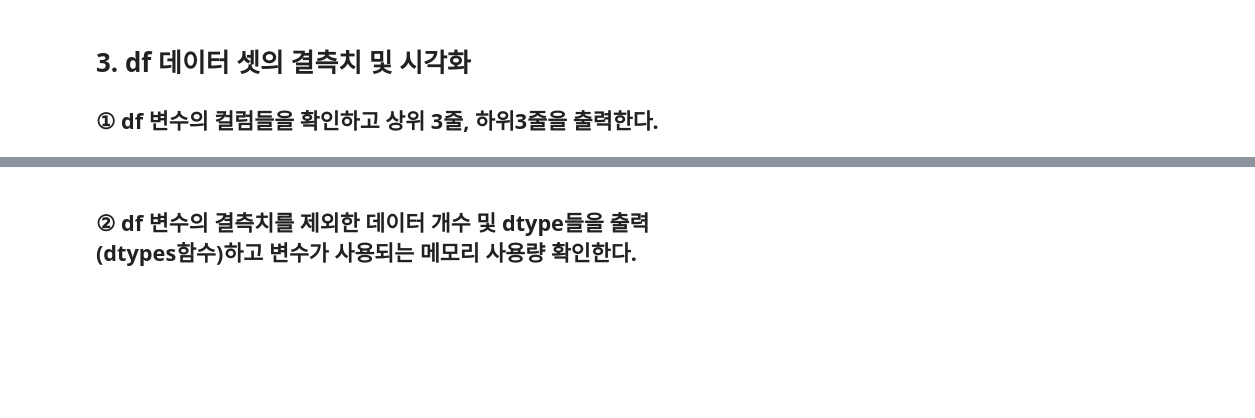
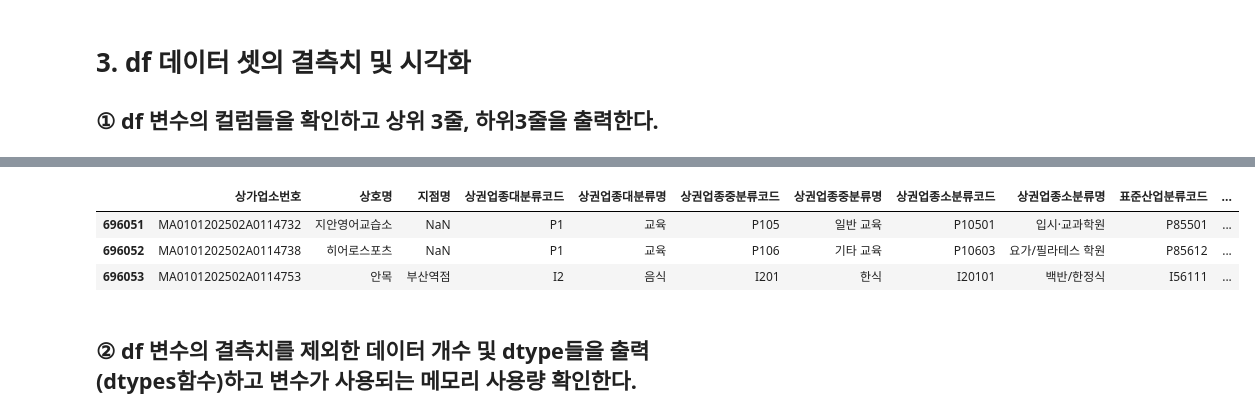
Before and after one commit to kimjupyo1126/ai, a Jupyter notebook: source/01_python/ch13_예2_사례연구_서울부산 상가분석.ipynb, the cells around one changed output, grey strips where cells are left out. Cells and saved outputs as stored; diff of their text form; code cells hidden in the pictures; blank space fills up the shorter version.

```diff
--- a/source/01_python/ch13_예2_사례연구_서울부산 상가분석.ipynb
+++ b/source/01_python/ch13_예2_사례연구_서울부산 상가분석.ipynb
@@ -51,2 +147,12 @@ warnings.filterwarnings(action='default') # 경고 메세지 보이게
+# %%
+# df 하위 3줄
+df.tail(3)
+df.iloc[-3:]
+df[-3:]
+# %% [output]
+|  | 상가업소번호 | 상호명 | 지점명 | 상권업종대분류코드 | 상권업종대분류명 | 상권업종중분류코드 | 상권업종중분류명 | 상권업종소분류코드 | 상권업종소분류명 | 표준산업분류코드 | ... |
+| 696051 | MA0101202502A0114732 | 지안영어교습소 | NaN | P1 | 교육 | P105 | 일반 교육 | P10501 | 입시·교과학원 | P85501 | ... |
+| 696052 | MA0101202502A0114738 | 히어로스포츠 | NaN | P1 | 교육 | P106 | 기타 교육 | P10603 | 요가/필라테스 학원 | P85612 | ... |
+| 696053 | MA0101202502A0114753 | 안목 | 부산역점 | I2 | 음식 | I201 | 한식 | I20101 | 백반/한정식 | I56111 | ... |
 # %% [markdown]
 ## ②	df 변수의 결측치를 제외한 데이터 개수 및 dtype들을 출력(dtypes함수)하고 변수가 사용되는 메모리 사용량 확인한다.
```
Also changed, not shown: parts of 19 cells of this notebook.
